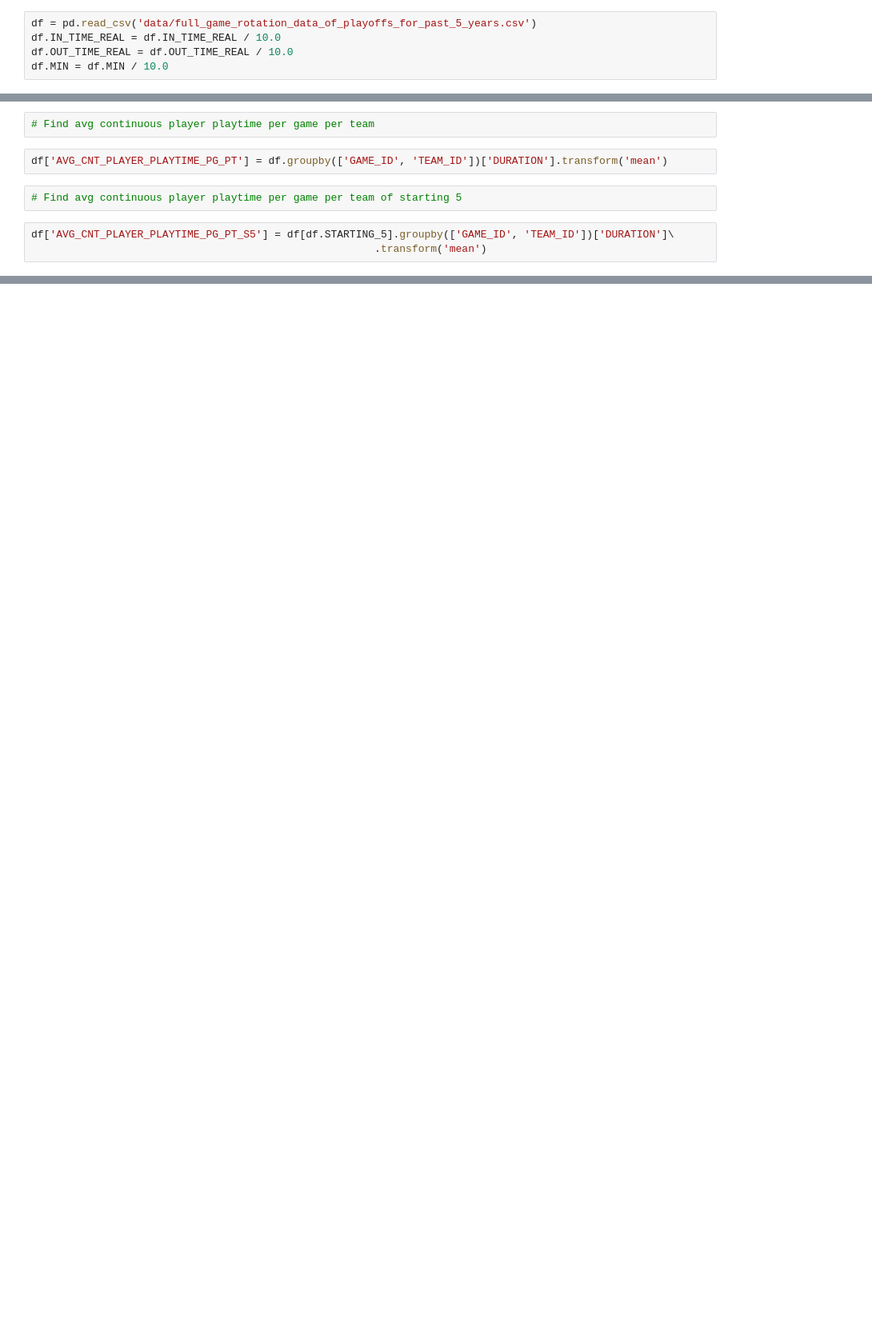
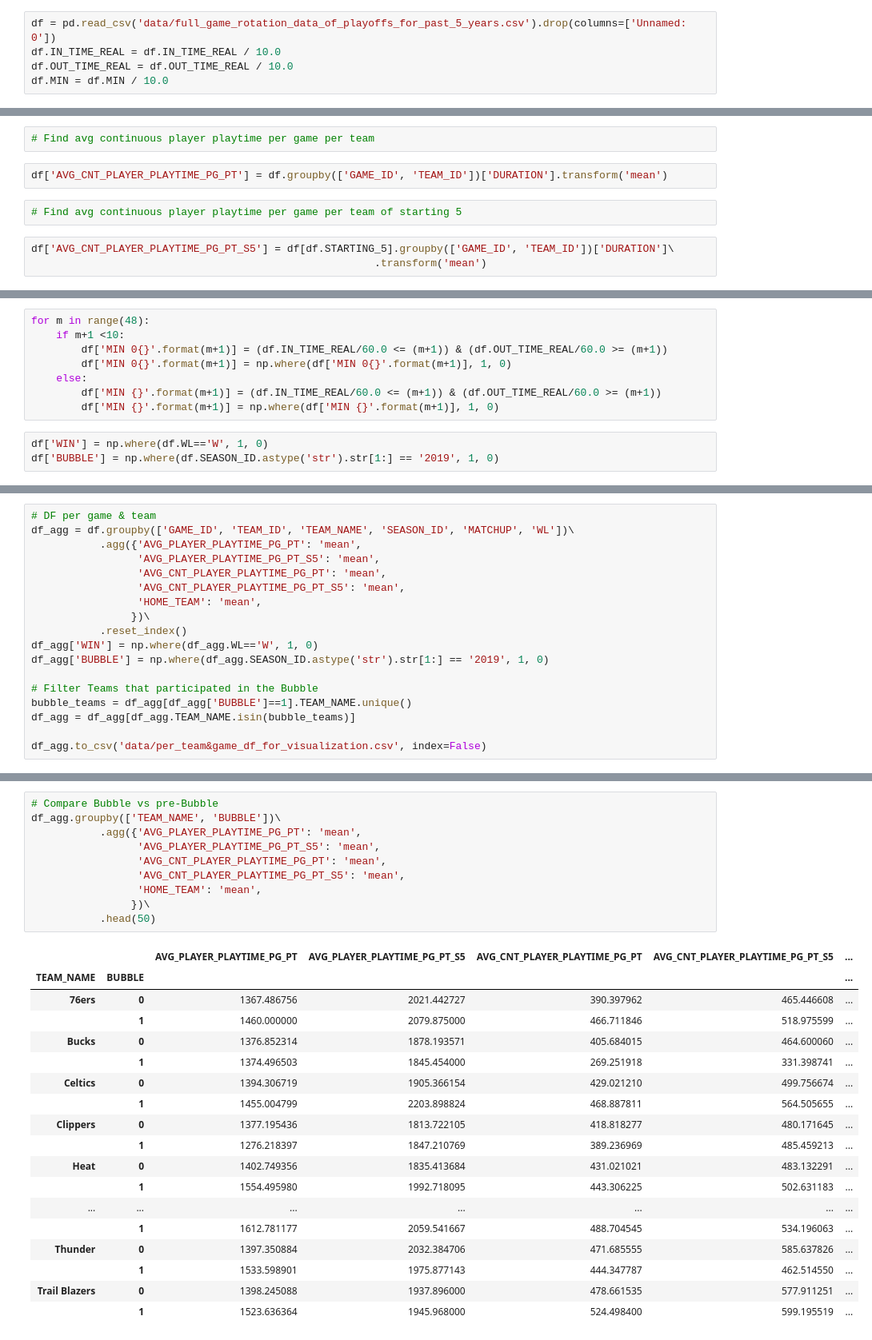
Before and after one commit to jnielsonresearch/crunch-time-analytics, a Jupyter notebook: Game Rotation Research/Analysis.ipynb, the cells around one changed output, grey strips where cells are left out. Shown at 80% size. Cells and saved outputs as stored; diff of their text form; blank space fills up the shorter version.

Commit message:
Added Tableau dashboard and data.

```diff
--- a/Game Rotation Research/Analysis.ipynb
+++ b/Game Rotation Research/Analysis.ipynb
@@ -3,7 +5,7 @@ import pandas as pd
 # %%
 # Read data
 # %%
-df = pd.read_csv('data/full_game_rotation_data_of_playoffs_for_past_5_years.csv')
+df = pd.read_csv('data/full_game_rotation_data_of_playoffs_for_past_5_years.csv').drop(columns=['Unnamed: 0'])
 df.IN_TIME_REAL = df.IN_TIME_REAL / 10.0
 df.OUT_TIME_REAL = df.OUT_TIME_REAL / 10.0
 df.MIN = df.MIN / 10.0
@@ -59,0 +54,11 @@ df.head(30)
+# %%
+for m in range(48):
+    if m+1 <10:
+        df['MIN 0{}'.format(m+1)] = (df.IN_TIME_REAL/60.0 <= (m+1)) & (df.OUT_TIME_REAL/60.0 >= (m+1))
+        df['MIN 0{}'.format(m+1)] = np.where(df['MIN 0{}'.format(m+1)], 1, 0)
+    else:
+        df['MIN {}'.format(m+1)] = (df.IN_TIME_REAL/60.0 <= (m+1)) & (df.OUT_TIME_REAL/60.0 >= (m+1))
+        df['MIN {}'.format(m+1)] = np.where(df['MIN {}'.format(m+1)], 1, 0)
+# %%
+df['WIN'] = np.where(df.WL=='W', 1, 0)
+df['BUBBLE'] = np.where(df.SEASON_ID.astype('str').str[1:] == '2019', 1, 0)
@@ -59,0 +137,18 @@ df.head(30)
+# %%
+# DF per game & team
+df_agg = df.groupby(['GAME_ID', 'TEAM_ID', 'TEAM_NAME', 'SEASON_ID', 'MATCHUP', 'WL'])\
+           .agg({'AVG_PLAYER_PLAYTIME_PG_PT': 'mean',
+                 'AVG_PLAYER_PLAYTIME_PG_PT_S5': 'mean',
+                 'AVG_CNT_PLAYER_PLAYTIME_PG_PT': 'mean',
+                 'AVG_CNT_PLAYER_PLAYTIME_PG_PT_S5': 'mean',
+                 'HOME_TEAM': 'mean',
+                })\
+           .reset_index()
+df_agg['WIN'] = np.where(df_agg.WL=='W', 1, 0)
+df_agg['BUBBLE'] = np.where(df_agg.SEASON_ID.astype('str').str[1:] == '2019', 1, 0)
+
+# Filter Teams that participated in the Bubble
+bubble_teams = df_agg[df_agg['BUBBLE']==1].TEAM_NAME.unique()
+df_agg = df_agg[df_agg.TEAM_NAME.isin(bubble_teams)]
+
+df_agg.to_csv('data/per_team&game_df_for_visualization.csv', index=False)
@@ -59,0 +169,29 @@ df.head(30)
+# %%
+# Compare Bubble vs pre-Bubble
+df_agg.groupby(['TEAM_NAME', 'BUBBLE'])\
+           .agg({'AVG_PLAYER_PLAYTIME_PG_PT': 'mean',
+                 'AVG_PLAYER_PLAYTIME_PG_PT_S5': 'mean',
+                 'AVG_CNT_PLAYER_PLAYTIME_PG_PT': 'mean',
+                 'AVG_CNT_PLAYER_PLAYTIME_PG_PT_S5': 'mean',
+                 'HOME_TEAM': 'mean',
+                })\
+           .head(50)
+# %% [output]
+|  |  | AVG_PLAYER_PLAYTIME_PG_PT | AVG_PLAYER_PLAYTIME_PG_PT_S5 | AVG_CNT_PLAYER_PLAYTIME_PG_PT | AVG_CNT_PLAYER_PLAYTIME_PG_PT_S5 | ... |
+| TEAM_NAME | BUBBLE |  |  |  |  | ... |
+| 76ers | 0 | 1367.486756 | 2021.442727 | 390.397962 | 465.446608 | ... |
+|  | 1 | 1460.000000 | 2079.875000 | 466.711846 | 518.975599 | ... |
+| Bucks | 0 | 1376.852314 | 1878.193571 | 405.684015 | 464.600060 | ... |
+|  | 1 | 1374.496503 | 1845.454000 | 269.251918 | 331.398741 | ... |
+| Celtics | 0 | 1394.306719 | 1905.366154 | 429.021210 | 499.756674 | ... |
+|  | 1 | 1455.004799 | 2203.898824 | 468.887811 | 564.505655 | ... |
+| Clippers | 0 | 1377.195436 | 1813.722105 | 418.818277 | 480.171645 | ... |
+|  | 1 | 1276.218397 | 1847.210769 | 389.236969 | 485.459213 | ... |
+| Heat | 0 | 1402.749356 | 1835.413684 | 431.021021 | 483.132291 | ... |
+|  | 1 | 1554.495980 | 1992.718095 | 443.306225 | 502.631183 | ... |
+| ... | ... | ... | ... | ... | ... | ... |
+|  | 1 | 1612.781177 | 2059.541667 | 488.704545 | 534.196063 | ... |
+| Thunder | 0 | 1397.350884 | 2032.384706 | 471.685555 | 585.637826 | ... |
+|  | 1 | 1533.598901 | 1975.877143 | 444.347787 | 462.514550 | ... |
+| Trail Blazers | 0 | 1398.245088 | 1937.896000 | 478.661535 | 577.911251 | ... |
+|  | 1 | 1523.636364 | 1945.968000 | 524.498400 | 599.195519 | ... |
```
Also changed, not shown: parts of 18 cells of this notebook, 6 other files.
